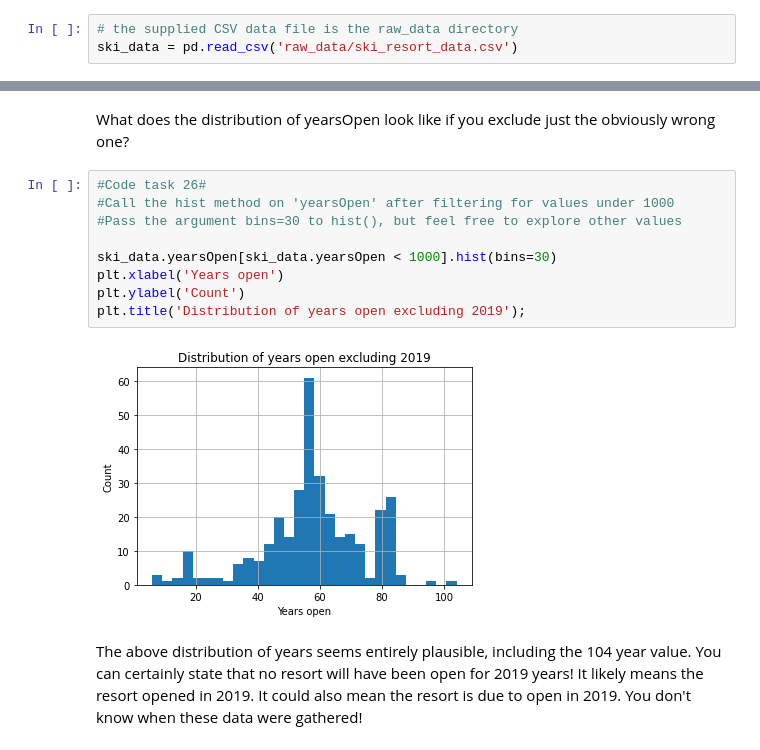
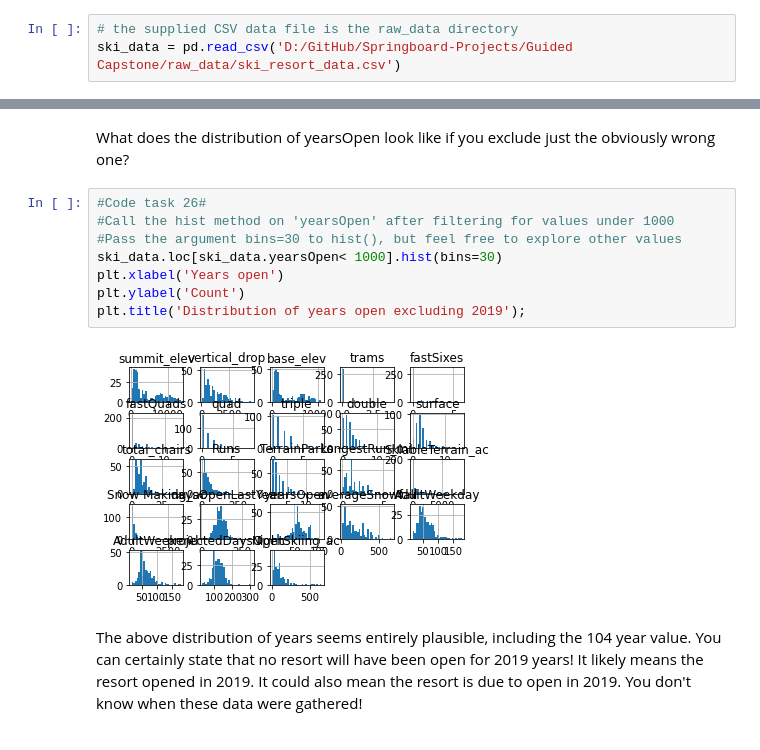
Before and after one commit to bashoori/Data-Science-Projects, a Jupyter notebook: Guided Capstone/Step Two - Data Wrangling/02_data_wrangling.ipynb, the cells around one changed output, grey strips where cells are left out. Saved outputs shown, nothing was run; the diff lists cells and outputs as text.

```diff
--- a/Guided Capstone/Step Two - Data Wrangling/02_data_wrangling.ipynb
+++ b/Guided Capstone/Step Two - Data Wrangling/02_data_wrangling.ipynb
@@ -81,7 +81,7 @@ There are some fundamental questions to resolve in this notebook before you move
 ## 2.5 Load The Ski Resort Data<a id='2.5_Load_The_Ski_Resort_Data'></a>
 # %%
 # the supplied CSV data file is the raw_data directory
-ski_data = pd.read_csv('raw_data/ski_resort_data.csv')
+ski_data = pd.read_csv('D:/GitHub/Springboard-Projects/Guided Capstone/raw_data/ski_resort_data.csv')
 # %% [markdown]
 Good first steps in auditing the data are the info method and displaying the first few records with head.
 # %%
@@ -698,14 +687,13 @@ What does the distribution of yearsOpen look like if you exclude just the obviou
 # %%
 #Code task 26#
 #Call the hist method on 'yearsOpen' after filtering for values under 1000
 #Pass the argument bins=30 to hist(), but feel free to explore other values
-
-ski_data.yearsOpen[ski_data.yearsOpen < 1000].hist(bins=30)
+ski_data.loc[ski_data.yearsOpen< 1000].hist(bins=30)
 plt.xlabel('Years open')
 plt.ylabel('Count')
 plt.title('Distribution of years open excluding 2019');
 # %% [output]
-[figure, old version]
+[figure, new version]
 # %% [markdown]
 The above distribution of years seems entirely plausible, including the 104 year value. You can certainly state that no resort will have been open for 2019 years! It likely means the resort opened in 2019. It could also mean the resort is due to open in 2019. You don't know when these data were gathered!
 # %% [markdown]
```
Also changed, not shown: parts of 21 cells of this notebook.
